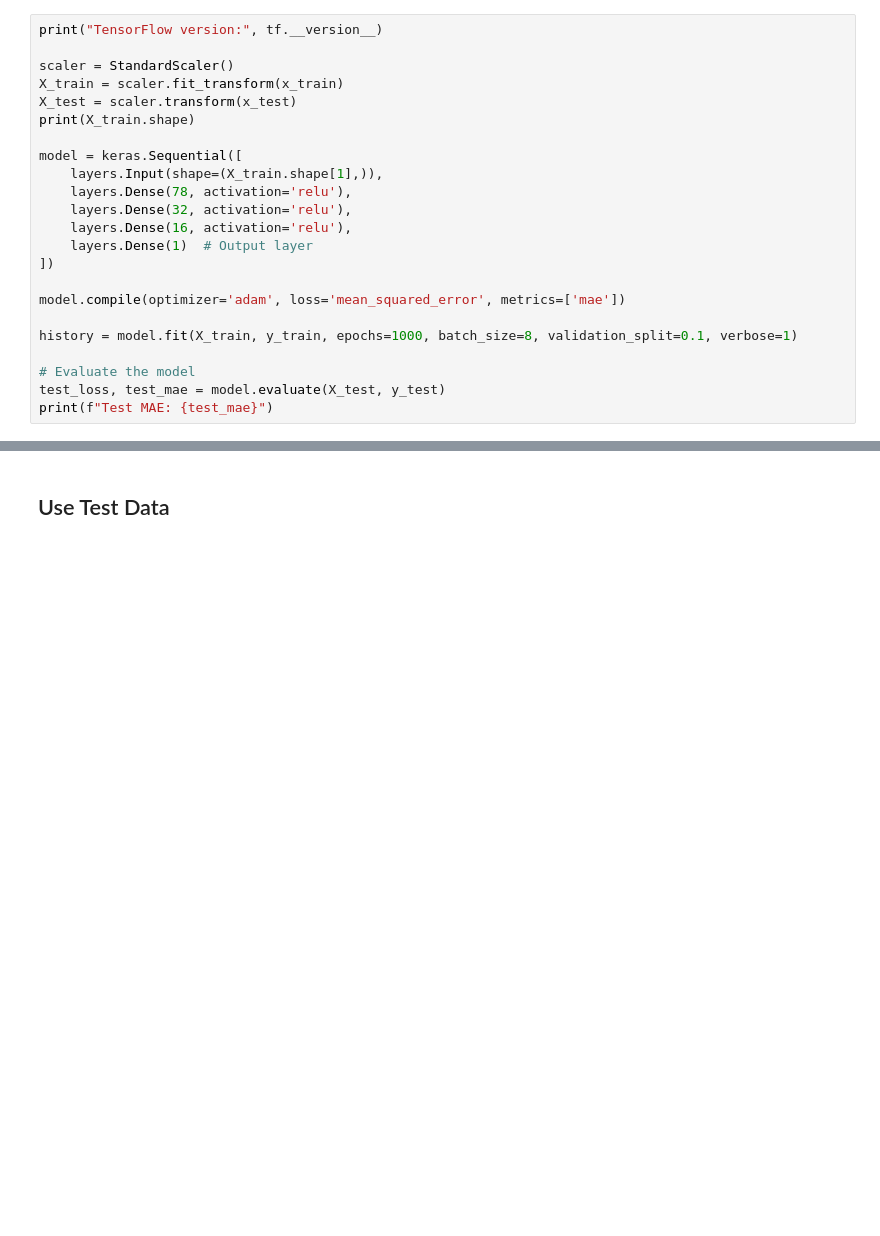
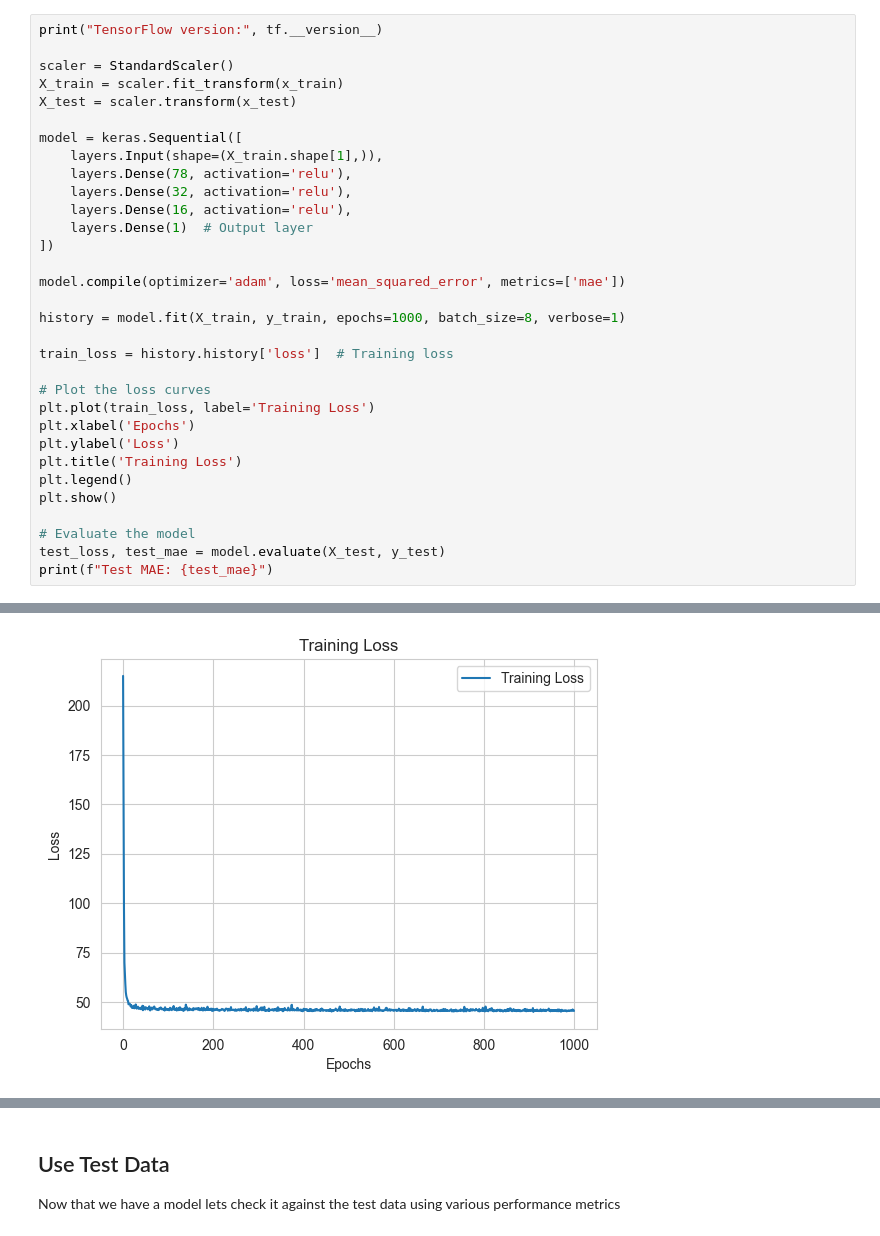
Before and after one commit to 2024-FALL-DSC-412-001/DSC412-project-amcheste, a Jupyter notebook: notebooks/03_model_training.ipynb, the cells around one changed output, grey strips where cells are left out. Cells and saved outputs as stored; diff of their text form; blank space fills up the shorter version.

```diff
--- a/notebooks/03_model_training.ipynb
+++ b/notebooks/03_model_training.ipynb
@@ -24,7 +52,6 @@ print("TensorFlow version:", tf.__version__)
 scaler = StandardScaler()
 X_train = scaler.fit_transform(x_train)
 X_test = scaler.transform(x_test)
-print(X_train.shape)
 
 model = keras.Sequential([
     layers.Input(shape=(X_train.shape[1],)),
@@ -36,7 +63,17 @@ model = keras.Sequential([
 
 model.compile(optimizer='adam', loss='mean_squared_error', metrics=['mae'])
 
-history = model.fit(X_train, y_train, epochs=1000, batch_size=8, validation_split=0.1, verbose=1)
+history = model.fit(X_train, y_train, epochs=1000, batch_size=8, verbose=1)
+
+train_loss = history.history['loss']  # Training loss
+
+# Plot the loss curves
+plt.plot(train_loss, label='Training Loss')
+plt.xlabel('Epochs')
+plt.ylabel('Loss')
+plt.title('Training Loss')
+plt.legend()
+plt.show()
 
 # Evaluate the model
 test_loss, test_mae = model.evaluate(X_test, y_test)
@@ -61,0 +99 @@ Test MAE: 4.66181755065918
+[figure, added]
@@ -62,5 +103,7 @@ Test MAE: 4.66181755065918
 # %% [markdown]
 ## Use Test Data
+
+Now that we have a model lets check it against the test data using various performance metrics
 # %%
 # Make predictions
 predictions = model.predict(X_test)
```
Also changed, not shown: parts of 10 cells of this notebook, 2 other files.
